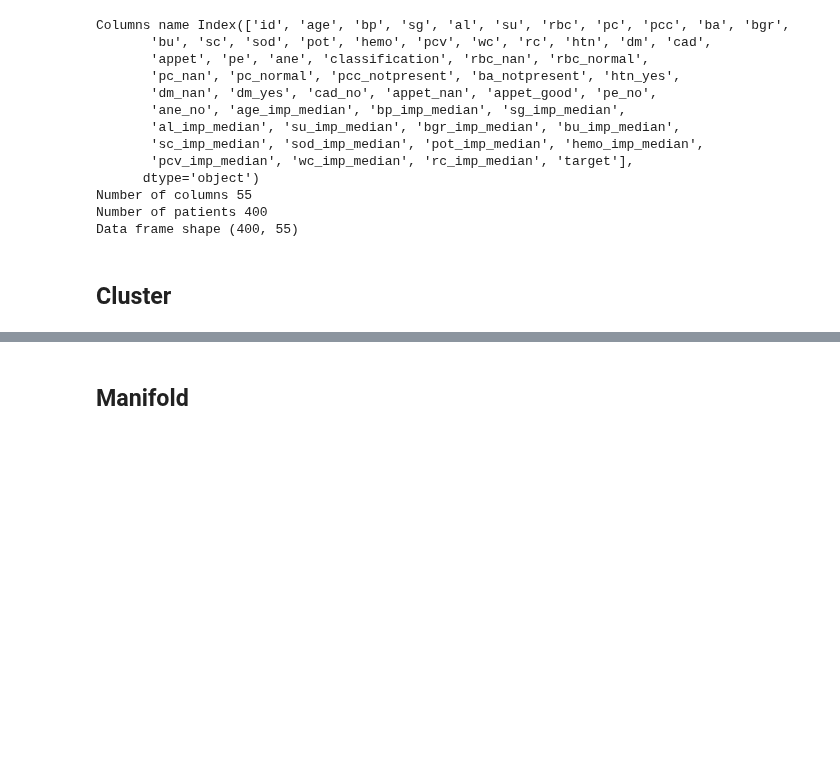
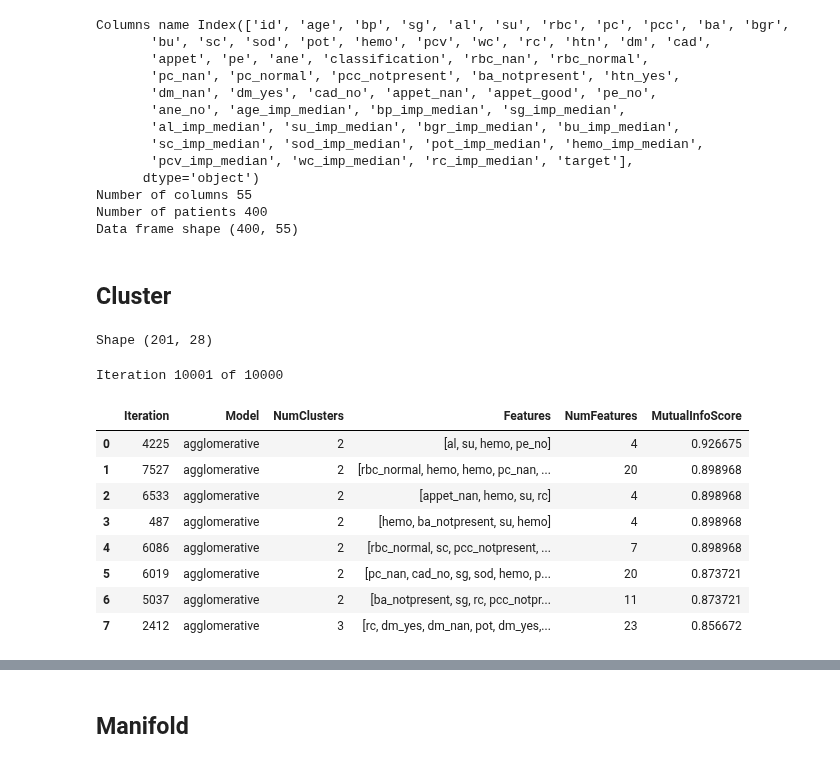
Before and after one commit to JoseLlanes/Kidney-disease-prediction, a Jupyter notebook: StudyClusterandManifold.ipynb, the cells around one changed output, grey strips where cells are left out. Drawn from its saved outputs; the diff is of its cells as text; code cells hidden in the pictures; blank space fills up the shorter version.

Commit message:
cluster algorithm

```diff
--- a/StudyClusterandManifold.ipynb
+++ b/StudyClusterandManifold.ipynb
@@ -63,3 +65,77 @@ Number of patients 400
 Data frame shape (400, 55)
 # %% [markdown]
 ## Cluster
+# %%
+features_to_use = [
+    'age', 'bp', 'sg', 'al', 'su', 'bgr',
+    'bu', 'sc', 'sod', 'pot', 'hemo', 'pcv', 'wc', 'rc',
+    'rbc_nan', 'rbc_normal',
+    'pc_nan', 'pc_normal', 'pcc_notpresent', 'ba_notpresent', 'htn_yes',
+    'dm_nan', 'dm_yes', 'cad_no', 'appet_nan', 'appet_good', 'pe_no',
+    'ane_no'
+]
+
+clt_nona_idx = df[features_to_use].dropna().index
+df_clt = df[features_to_use].dropna().reset_index(drop=True)
+print("Shape", df_clt.shape)
+
+ps_target_col = (df.loc[clt_nona_idx, "classification"] == "ckd")*1
+ps_target_col = ps_target_col.reset_index(drop=True)
+# %% [output]
+Shape (201, 28)
+# %%
+counter, max_iter = 0, 1 * 10 ** 4
+clt_result_list = []
+while True:
+
+    if counter % 50 == 0:
+        print("Iteration", counter, "of", max_iter, end="\r")
+
+    cluster_idx = random.randint(0, 1)
+    num_clusters = random.randint(2, 8)
+
+    cluster_model_name = [
+        "kmeans", "agglomerative"
+    ]
+
+    cluster_model = [
+        cluster.KMeans(n_clusters=num_clusters),
+        cluster.AgglomerativeClustering(n_clusters=num_clusters, affinity="euclidean", linkage="ward")
+    ]
+
+    num_features = random.randint(2, len(features_to_use))
+    feat_to_alg = random.choices(features_to_use, k=num_features)
+
+    y_pred = cluster_model[cluster_idx].fit_predict(df_clt[feat_to_alg])
+
+    nmis = sk_metrics.cluster.normalized_mutual_info_score(ps_target_col.values, y_pred)
+
+    clt_result_list.append({
+        "Iteration": counter,
+        "Model": cluster_model_name[cluster_idx],
+        "NumClusters": num_clusters,
+        "Features": feat_to_alg,
+        "NumFeatures": len(feat_to_alg),
+        "MutualInfoScore": nmis,
+    })
+
+    if counter >= max_iter:
+        break
+    else:
+        counter += 1
+# %% [output]
+Iteration 10001 of 10000
+# %%
+df_clt_result = pd.DataFrame(clt_result_list)
+df_clt_result = df_clt_result.sort_values("MutualInfoScore", ascending=False).reset_index(drop=True)
+df_clt_result.head(8)
+# %% [output]
+|  | Iteration | Model | NumClusters | Features | NumFeatures | MutualInfoScore |
+| 0 | 4225 | agglomerative | 2 | [al, su, hemo, pe_no] | 4 | 0.926675 |
+| 1 | 7527 | agglomerative | 2 | [rbc_normal, hemo, hemo, pc_nan, ... | 20 | 0.898968 |
+| 2 | 6533 | agglomerative | 2 | [appet_nan, hemo, su, rc] | 4 | 0.898968 |
+| 3 | 487 | agglomerative | 2 | [hemo, ba_notpresent, su, hemo] | 4 | 0.898968 |
+| 4 | 6086 | agglomerative | 2 | [rbc_normal, sc, pcc_notpresent, ... | 7 | 0.898968 |
+| 5 | 6019 | agglomerative | 2 | [pc_nan, cad_no, sg, sod, hemo, p... | 20 | 0.873721 |
+| 6 | 5037 | agglomerative | 2 | [ba_notpresent, sg, rc, pcc_notpr... | 11 | 0.873721 |
+| 7 | 2412 | agglomerative | 3 | [rc, dm_yes, dm_nan, pot, dm_yes,... | 23 | 0.856672 |
```
Also changed, not shown: parts of 5 cells of this notebook, 1 other file.
